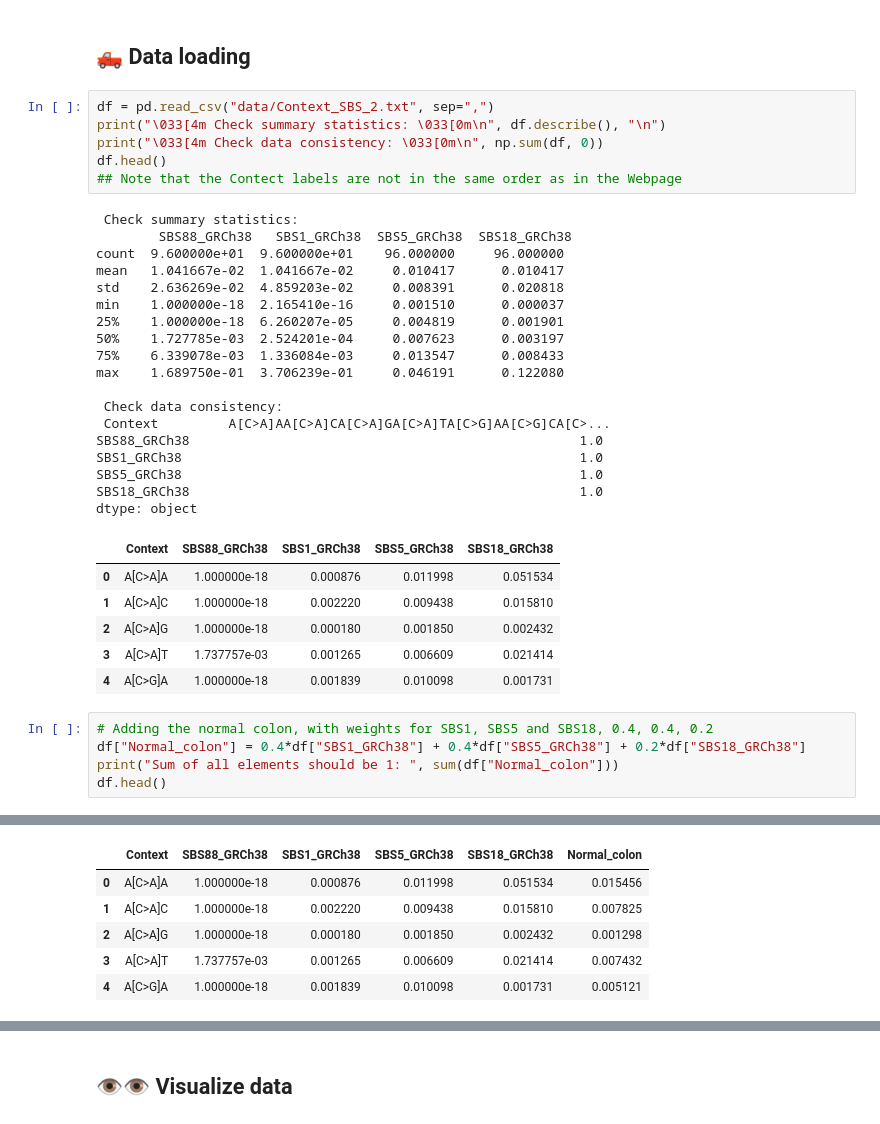
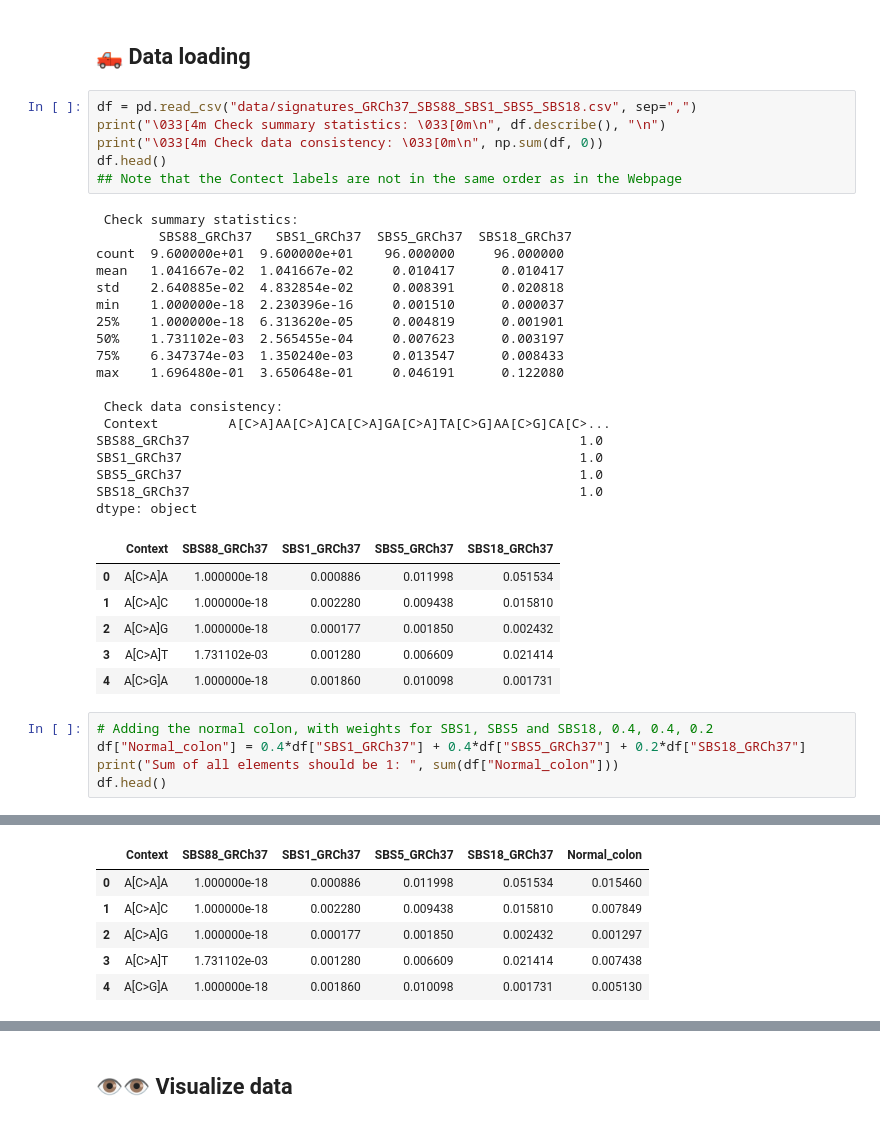
Before and after one commit to fredwdickinson/rscam-g6, a Jupyter notebook: Mutations_simulation.ipynb, the cells around one changed output, grey strips where cells are left out. Drawn from its saved outputs; the diff is of its cells as text.

```diff
--- a/Mutations_simulation.ipynb
+++ b/Mutations_simulation.ipynb
@@ -10,39 +10,39 @@ from numpy.linalg import norm
 # %% [markdown]
 ## 🛻 Data loading
 # %%
-df = pd.read_csv("data/Context_SBS_2.txt", sep=",")
+df = pd.read_csv("data/signatures_GRCh37_SBS88_SBS1_SBS5_SBS18.csv", sep=",")
 print("\033[4m Check summary statistics: \033[0m\n", df.describe(), "\n")
 print("\033[4m Check data consistency: \033[0m\n", np.sum(df, 0))
 df.head()
 ## Note that the Contect labels are not in the same order as in the Webpage
 # %% [output]
  Check summary statistics:
-        SBS88_GRCh38   SBS1_GRCh38  SBS5_GRCh38  SBS18_GRCh38
+        SBS88_GRCh37   SBS1_GRCh37  SBS5_GRCh37  SBS18_GRCh37
 count  9.600000e+01  9.600000e+01    96.000000     96.000000
 mean   1.041667e-02  1.041667e-02     0.010417      0.010417
-std    2.636269e-02  4.859203e-02     0.008391      0.020818
-min    1.000000e-18  2.165410e-16     0.001510      0.000037
-25%    1.000000e-18  6.260207e-05     0.004819      0.001901
-50%    1.727785e-03  2.524201e-04     0.007623      0.003197
-75%    6.339078e-03  1.336084e-03     0.013547      0.008433
-max    1.689750e-01  3.706239e-01     0.046191      0.122080
+std    2.640885e-02  4.832854e-02     0.008391      0.020818
+min    1.000000e-18  2.230396e-16     0.001510      0.000037
+25%    1.000000e-18  6.313620e-05     0.004819      0.001901
+50%    1.731102e-03  2.565455e-04     0.007623      0.003197
+75%    6.347374e-03  1.350240e-03     0.013547      0.008433
+max    1.696480e-01  3.650648e-01     0.046191      0.122080
 
  Check data consistency:
  Context         A[C>A]AA[C>A]CA[C>A]GA[C>A]TA[C>G]AA[C>G]CA[C>...
-SBS88_GRCh38                                                  1.0
-SBS1_GRCh38                                                   1.0
-SBS5_GRCh38                                                   1.0
-SBS18_GRCh38                                                  1.0
+SBS88_GRCh37                                                  1.0
+SBS1_GRCh37                                                   1.0
+SBS5_GRCh37                                                   1.0
+SBS18_GRCh37                                                  1.0
 dtype: object
-|  | Context | SBS88_GRCh38 | SBS1_GRCh38 | SBS5_GRCh38 | SBS18_GRCh38 |
-| 0 | A[C>A]A | 1.000000e-18 | 0.000876 | 0.011998 | 0.051534 |
-| 1 | A[C>A]C | 1.000000e-18 | 0.002220 | 0.009438 | 0.015810 |
-| 2 | A[C>A]G | 1.000000e-18 | 0.000180 | 0.001850 | 0.002432 |
-| 3 | A[C>A]T | 1.737757e-03 | 0.001265 | 0.006609 | 0.021414 |
-| 4 | A[C>G]A | 1.000000e-18 | 0.001839 | 0.010098 | 0.001731 |
+|  | Context | SBS88_GRCh37 | SBS1_GRCh37 | SBS5_GRCh37 | SBS18_GRCh37 |
+| 0 | A[C>A]A | 1.000000e-18 | 0.000886 | 0.011998 | 0.051534 |
+| 1 | A[C>A]C | 1.000000e-18 | 0.002280 | 0.009438 | 0.015810 |
+| 2 | A[C>A]G | 1.000000e-18 | 0.000177 | 0.001850 | 0.002432 |
+| 3 | A[C>A]T | 1.731102e-03 | 0.001280 | 0.006609 | 0.021414 |
+| 4 | A[C>G]A | 1.000000e-18 | 0.001860 | 0.010098 | 0.001731 |
 # %%
 # Adding the normal colon, with weights for SBS1, SBS5 and SBS18, 0.4, 0.4, 0.2
-df["Normal_colon"] = 0.4*df["SBS1_GRCh38"] + 0.4*df["SBS5_GRCh38"] + 0.2*df["SBS18_GRCh38"]
+df["Normal_colon"] = 0.4*df["SBS1_GRCh37"] + 0.4*df["SBS5_GRCh37"] + 0.2*df["SBS18_GRCh37"]
 print("Sum of all elements should be 1: ", sum(df["Normal_colon"]))
 df.head()
 # %% [output]
@@ -50,9 +50,9 @@ Sum of all elements should be 1:  0.9999999999999978
-|  | Context | SBS88_GRCh38 | SBS1_GRCh38 | SBS5_GRCh38 | SBS18_GRCh38 | Normal_colon |
-| 0 | A[C>A]A | 1.000000e-18 | 0.000876 | 0.011998 | 0.051534 | 0.015456 |
-| 1 | A[C>A]C | 1.000000e-18 | 0.002220 | 0.009438 | 0.015810 | 0.007825 |
-| 2 | A[C>A]G | 1.000000e-18 | 0.000180 | 0.001850 | 0.002432 | 0.001298 |
-| 3 | A[C>A]T | 1.737757e-03 | 0.001265 | 0.006609 | 0.021414 | 0.007432 |
-| 4 | A[C>G]A | 1.000000e-18 | 0.001839 | 0.010098 | 0.001731 | 0.005121 |
+|  | Context | SBS88_GRCh37 | SBS1_GRCh37 | SBS5_GRCh37 | SBS18_GRCh37 | Normal_colon |
+| 0 | A[C>A]A | 1.000000e-18 | 0.000886 | 0.011998 | 0.051534 | 0.015460 |
+| 1 | A[C>A]C | 1.000000e-18 | 0.002280 | 0.009438 | 0.015810 | 0.007849 |
+| 2 | A[C>A]G | 1.000000e-18 | 0.000177 | 0.001850 | 0.002432 | 0.001297 |
+| 3 | A[C>A]T | 1.731102e-03 | 0.001280 | 0.006609 | 0.021414 | 0.007438 |
+| 4 | A[C>G]A | 1.000000e-18 | 0.001860 | 0.010098 | 0.001731 | 0.005130 |
 # %%
 # Reordering the Context column so it matches the one in the web
 # which is ordered according to alphabetical order of the single
```
Also changed, not shown: parts of 8 cells of this notebook.
